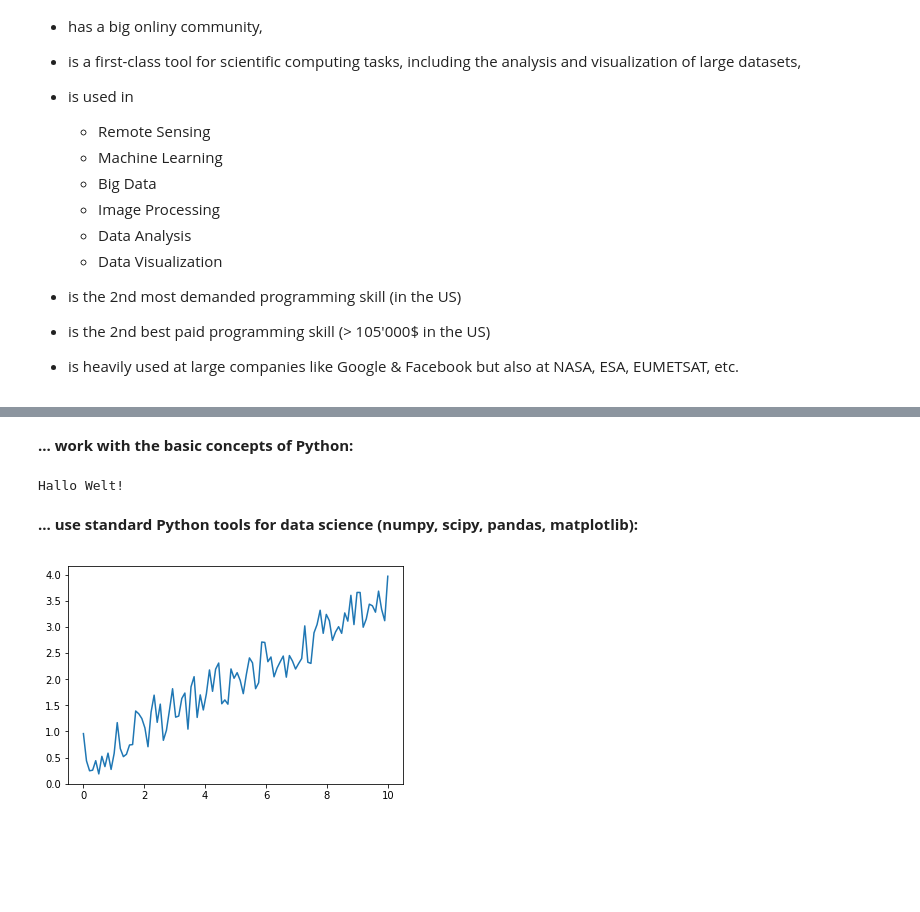
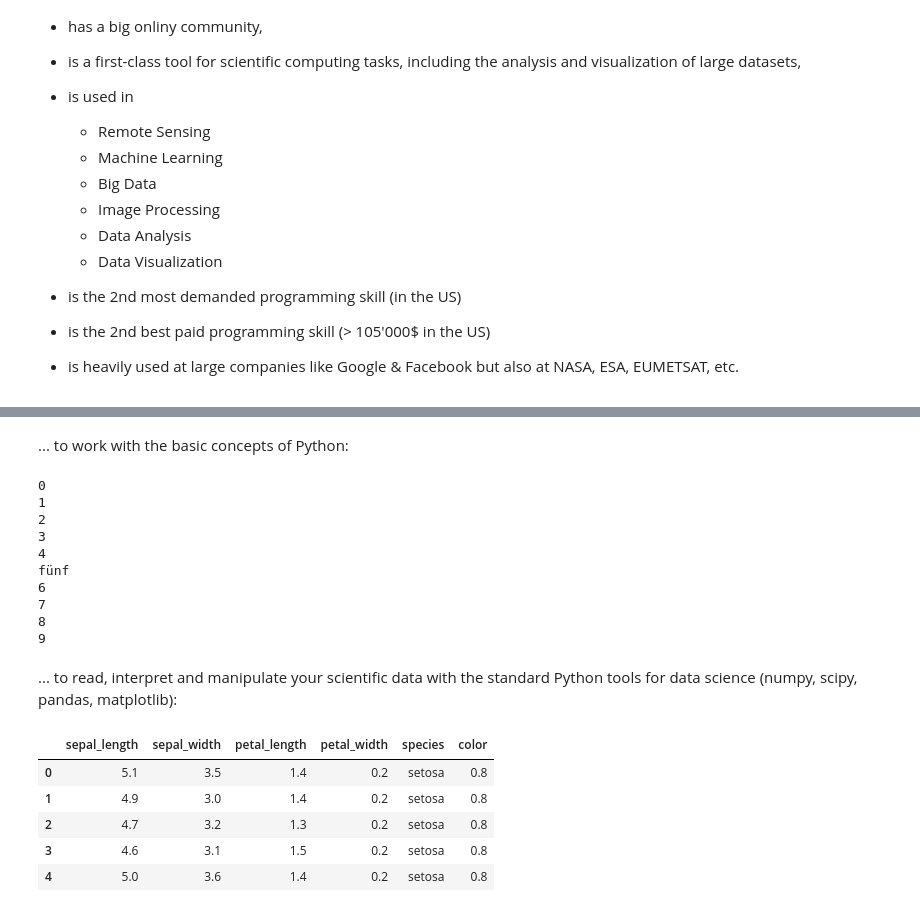
Before and after one commit to python-kurs/sommersemester_2019, a Jupyter notebook: content/motivation.ipynb, the cells around one changed output, grey strips where cells are left out. Drawn from its saved outputs; the diff is of its cells as text; code cells hidden in the pictures; blank space fills up the shorter version.

```diff
--- a/content/motivation.ipynb
+++ b/content/motivation.ipynb
@@ -41,18 +58,31 @@ Python...
 # %% [markdown]
-**... work with the basic concepts of Python:**
+... to work with the basic concepts of Python:
-# %%
-print("Hallo Welt!")
-# %% [output]
-Hallo Welt!
+# %%
+for i in range(10):
+    if i==5:
+        print("fünf")
+    else:
+        print(i)
+# %% [output]
+0
+1
+2
+3
+4
+fünf
+6
+7
+8
+9
 # %% [markdown]
-**... use standard Python tools for data science (numpy, scipy, pandas, matplotlib):**
+... to read, interpret and manipulate your scientific data with the standard Python tools for data science (numpy, scipy, pandas, matplotlib):
-# %%
-%matplotlib inline
-import numpy as np
-import matplotlib.pyplot as plt
-%matplotlib inline
-
-plt.plot(np.linspace(0,10,100),np.random.random(100)+np.linspace(0,3,100))
-plt.show()
-# %% [output]
-[figure, removed]
+# %%
+iris = pd.read_csv('data/iris.csv')
+iris.head()
+# %% [output]
+|  | sepal_length | sepal_width | petal_length | petal_width | species | color |
+| 0 | 5.1 | 3.5 | 1.4 | 0.2 | setosa | 0.8 |
+| 1 | 4.9 | 3.0 | 1.4 | 0.2 | setosa | 0.8 |
+| 2 | 4.7 | 3.2 | 1.3 | 0.2 | setosa | 0.8 |
+| 3 | 4.6 | 3.1 | 1.5 | 0.2 | setosa | 0.8 |
+| 4 | 5.0 | 3.6 | 1.4 | 0.2 | setosa | 0.8 |
```
Also changed, not shown: parts of 6 cells of this notebook, 6 other files.
